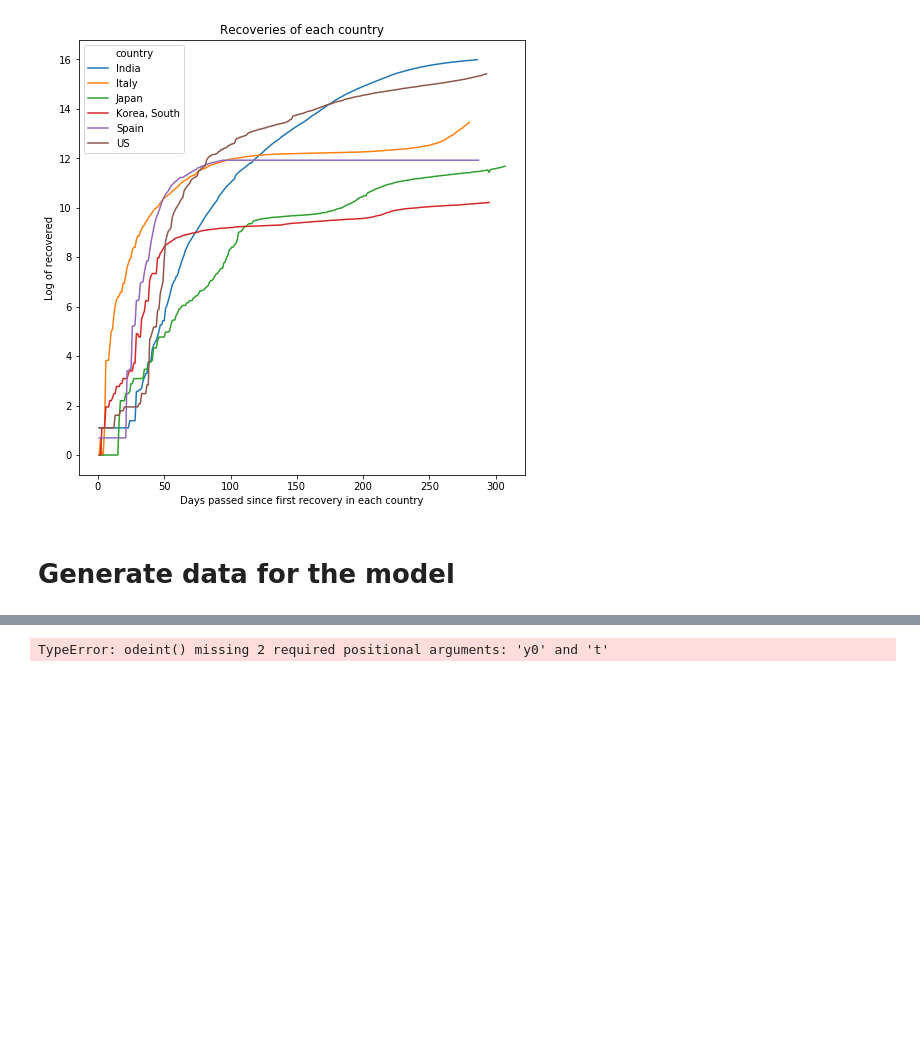
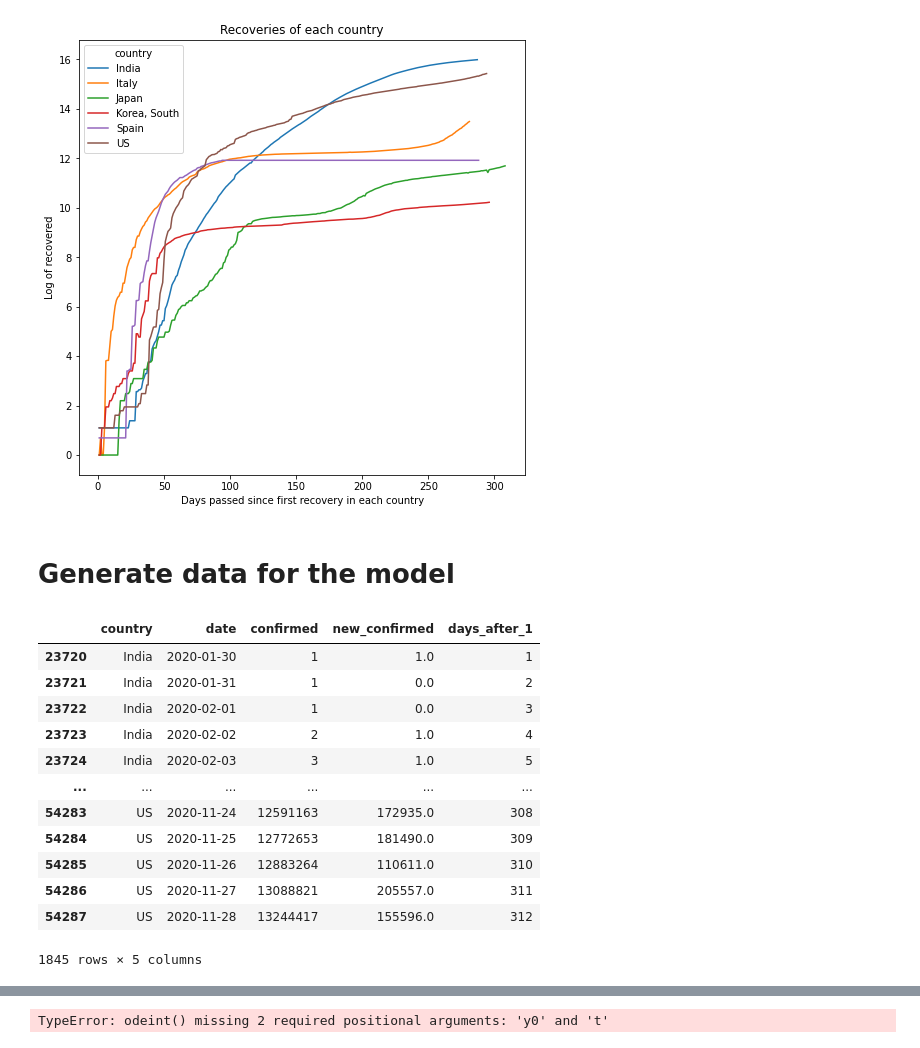
Before and after one commit to nkasmanoff/covid-pyro, a Jupyter notebook: notebooks/Causal ML code for SIR.ipynb, the cells around one changed output, grey strips where cells are left out. Saved outputs shown, nothing was run; the diff lists cells and outputs as text; code cells hidden in the pictures; blank space fills up the shorter version.

```diff
--- a/notebooks/Causal ML code for SIR.ipynb
+++ b/notebooks/Causal ML code for SIR.ipynb
@@ -119,3 +114,16 @@ df_small = tidy_idata[tidy_idata.country.isin(
     ['Italy', 'US',
      "Spain", "Korea, South",
      "Japan", "India"])]
+
+df_noah_i = tidy_idata[tidy_idata.country.isin(
+    ["US"])]
+
+
+tidy_rdata = tidy_data(idata, 'confirmed')
+df_small = tidy_idata[tidy_idata.country.isin(
+    ['Italy', 'US',
+     "Spain", "Korea, South",
+     "Japan", "India"])]
+
+df_noah_i = tidy_idata[tidy_idata.country.isin(
+    ["US"])]
@@ -176,6 +201,22 @@ plt.show()
 [figure]
 # %% [markdown]
 # Generate data for the model
+# %%
+df_small
+# %% [output]
+|  | country | date | confirmed | new_confirmed | days_after_1 |
+| 23720 | India | 2020-01-30 | 1 | 1.0 | 1 |
+| 23721 | India | 2020-01-31 | 1 | 0.0 | 2 |
+| 23722 | India | 2020-02-01 | 1 | 0.0 | 3 |
+| 23723 | India | 2020-02-02 | 2 | 1.0 | 4 |
+| 23724 | India | 2020-02-03 | 3 | 1.0 | 5 |
+| ... | ... | ... | ... | ... | ... |
+| 54283 | US | 2020-11-24 | 12591163 | 172935.0 | 308 |
+| 54284 | US | 2020-11-25 | 12772653 | 181490.0 | 309 |
+| 54285 | US | 2020-11-26 | 12883264 | 110611.0 | 310 |
+| 54286 | US | 2020-11-27 | 13088821 | 205557.0 | 311 |
+| 54287 | US | 2020-11-28 | 13244417 | 155596.0 | 312 |
+1845 rows × 5 columns
 # %%
 # Create a class to read and prepare the data in a numpy
 # array with columns S, I, and R
```
Also changed, not shown: parts of 13 cells of this notebook, 4 other files.
